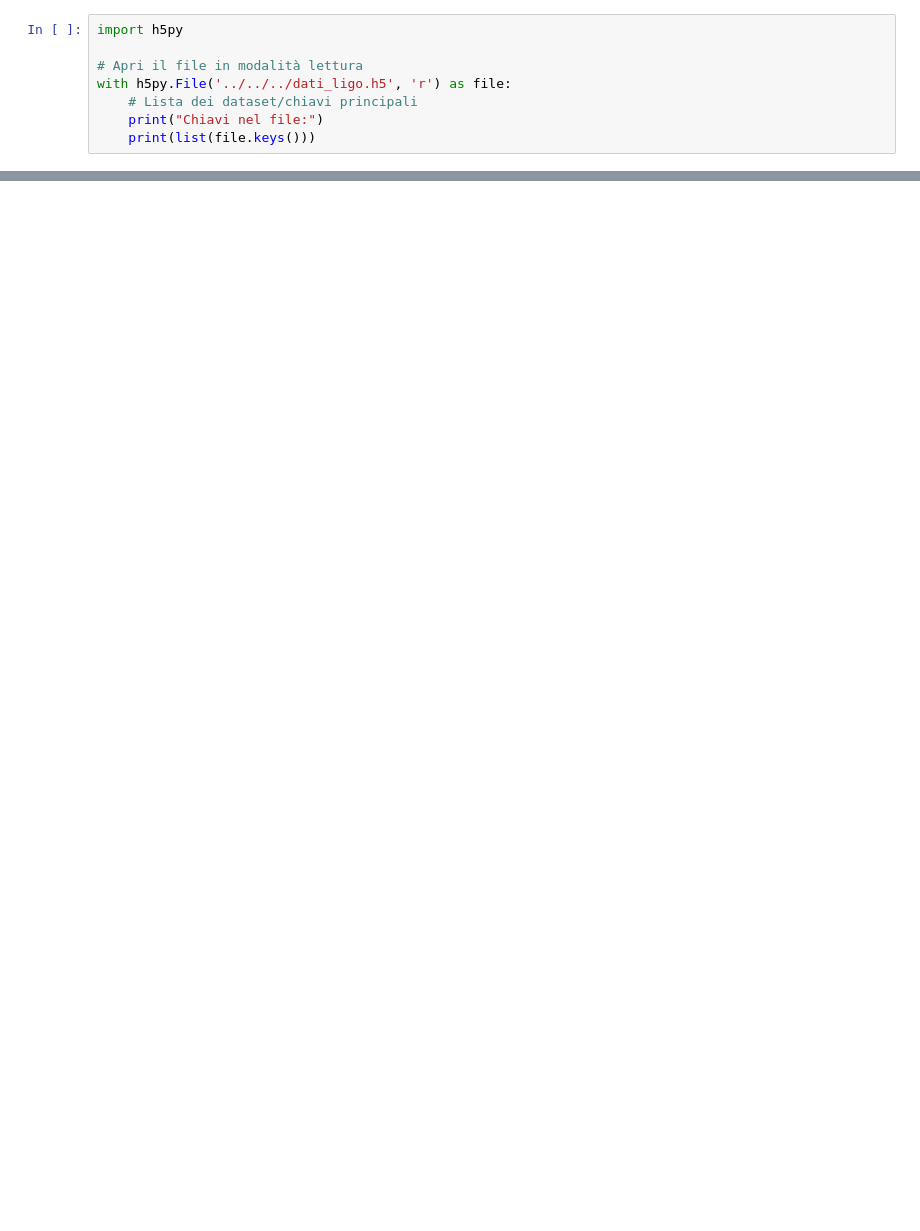
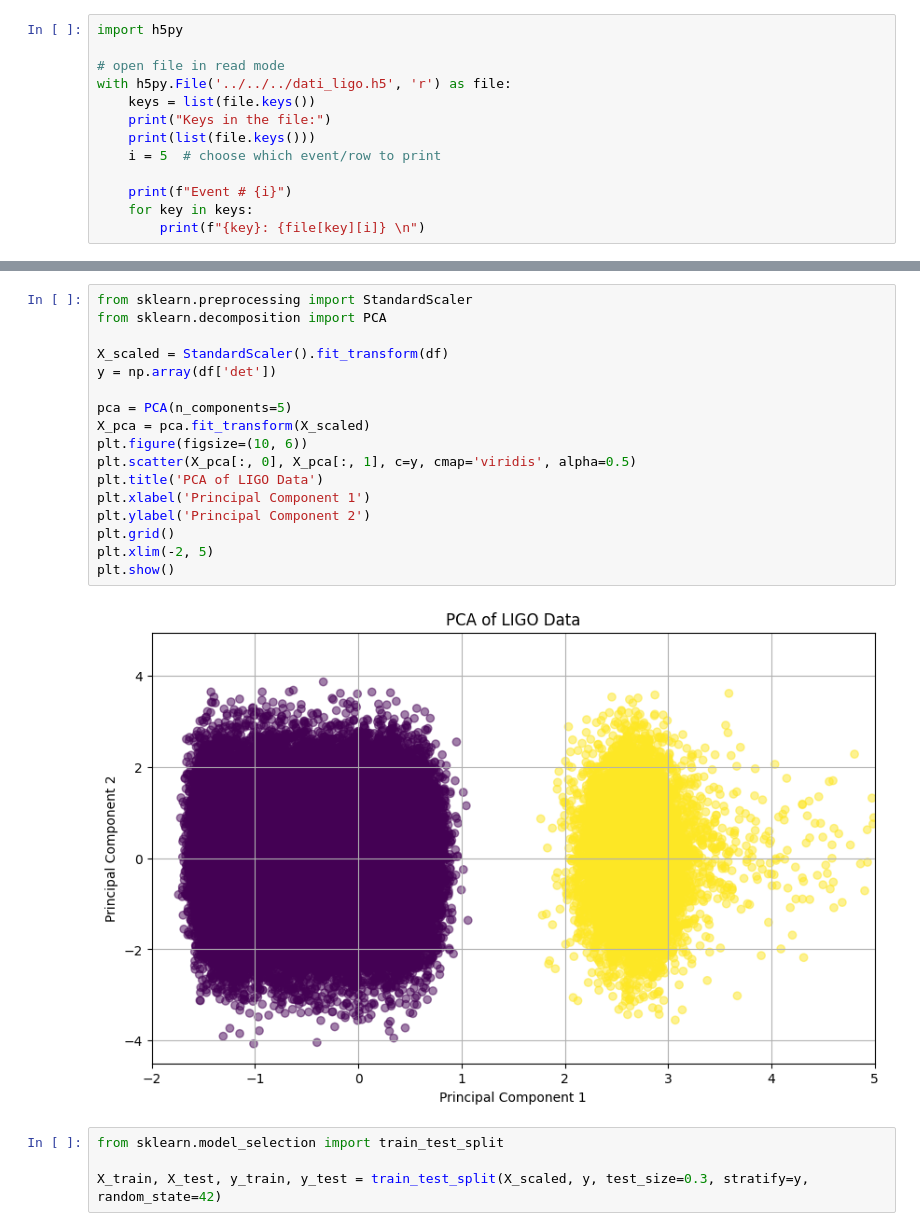
Before and after one commit to oblivion0218/ES_AstroStatistic, a Jupyter notebook: Riccardo_Bossi/lez 20/ligo.ipynb, the cells around one changed output, grey strips where cells are left out. Cells and saved outputs as stored; diff of their text form; blank space fills up the shorter version.

```diff
--- a/Riccardo_Bossi/lez 20/ligo.ipynb
+++ b/Riccardo_Bossi/lez 20/ligo.ipynb
@@ -43,9 +43,14 @@ Be creative! This is a challenge! Let's see who gets the  higher completeness an
 # %%
 import h5py
 
-# Apri il file in modalità lettura
+# open file in read mode
 with h5py.File('../../../dati_ligo.h5', 'r') as file:
-    # Lista dei dataset/chiavi principali
-    print("Chiavi nel file:")
+    keys = list(file.keys())
+    print("Keys in the file:")
     print(list(file.keys()))
+    i = 5  # choose which event/row to print
+
+    print(f"Event # {i}")
+    for key in keys:
+        print(f"{key}: {file[key][i]} \n")
 # %% [output]
@@ -91,0 +93,23 @@ plt.show()
+# %%
+from sklearn.preprocessing import StandardScaler
+from sklearn.decomposition import PCA
+
+X_scaled = StandardScaler().fit_transform(df)
+y = np.array(df['det'])
+
+pca = PCA(n_components=5)
+X_pca = pca.fit_transform(X_scaled)
+plt.figure(figsize=(10, 6))
+plt.scatter(X_pca[:, 0], X_pca[:, 1], c=y, cmap='viridis', alpha=0.5)
+plt.title('PCA of LIGO Data')
+plt.xlabel('Principal Component 1')
+plt.ylabel('Principal Component 2')
+plt.grid()
+plt.xlim(-2, 5)
+plt.show()
+# %% [output]
+[figure, added]
+# %%
+from sklearn.model_selection import train_test_split
+
+X_train, X_test, y_train, y_test = train_test_split(X_scaled, y, test_size=0.3, stratify=y, random_state=42)
```
Also changed, not shown: parts of 4 cells of this notebook, 4 other files.
